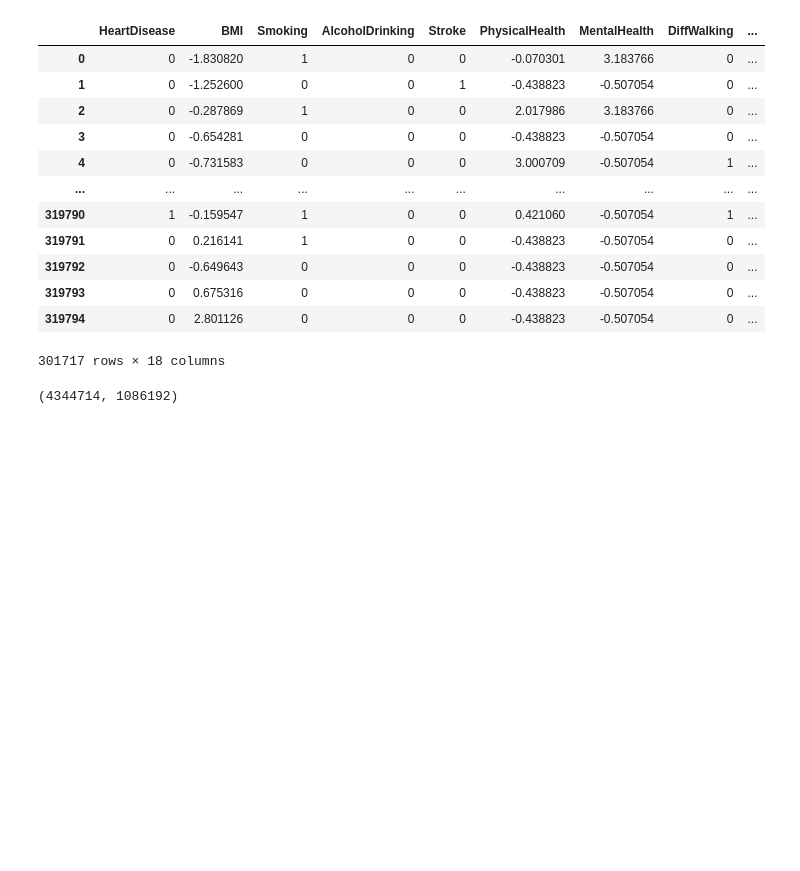
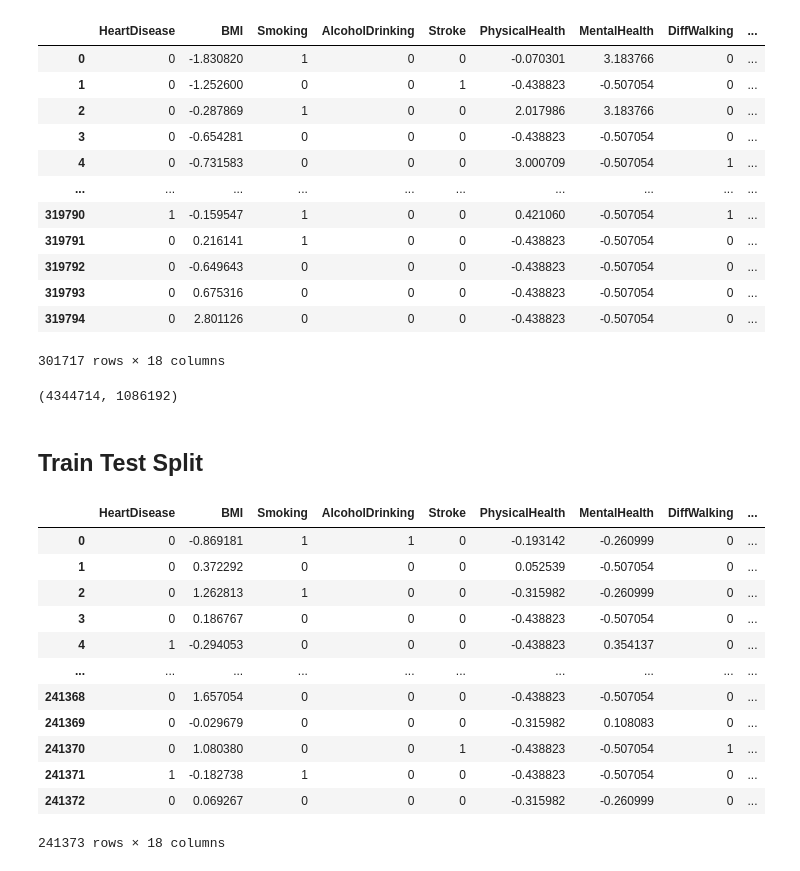
Before and after one commit to asmikumar/aidms, a Jupyter notebook: tests.ipynb, the cells around one changed output. Drawn from its saved outputs; the diff is of its cells as text; code cells hidden in the pictures; blank space fills up the shorter version.

Commit message:
data processing

```diff
--- a/tests.ipynb
+++ b/tests.ipynb
@@ -241,3 +249,26 @@ training_data, testing_data = train_test_split(data, test_size=0.2)
 training_data.size, testing_data.size
 # %% [output]
 (4344714, 1086192)
+# %% [markdown]
+## Train Test Split
+# %%
+from sklearn.model_selection import train_test_split
+
+training_data, testing_data = train_test_split(data, test_size=0.2)
+# %%
+training_data.reset_index(inplace=True, drop=True)
+training_data
+# %% [output]
+|  | HeartDisease | BMI | Smoking | AlcoholDrinking | Stroke | PhysicalHealth | MentalHealth | DiffWalking | ... |
+| 0 | 0 | -0.869181 | 1 | 1 | 0 | -0.193142 | -0.260999 | 0 | ... |
+| 1 | 0 | 0.372292 | 0 | 0 | 0 | 0.052539 | -0.507054 | 0 | ... |
+| 2 | 0 | 1.262813 | 1 | 0 | 0 | -0.315982 | -0.260999 | 0 | ... |
+| 3 | 0 | 0.186767 | 0 | 0 | 0 | -0.438823 | -0.507054 | 0 | ... |
+| 4 | 1 | -0.294053 | 0 | 0 | 0 | -0.438823 | 0.354137 | 0 | ... |
+| ... | ... | ... | ... | ... | ... | ... | ... | ... | ... |
+| 241368 | 0 | 1.657054 | 0 | 0 | 0 | -0.438823 | -0.507054 | 0 | ... |
+| 241369 | 0 | -0.029679 | 0 | 0 | 0 | -0.315982 | 0.108083 | 0 | ... |
+| 241370 | 0 | 1.080380 | 0 | 0 | 1 | -0.438823 | -0.507054 | 1 | ... |
+| 241371 | 1 | -0.182738 | 1 | 0 | 0 | -0.438823 | -0.507054 | 0 | ... |
+| 241372 | 0 | 0.069267 | 0 | 0 | 0 | -0.315982 | -0.260999 | 0 | ... |
+241373 rows × 18 columns
```
Also changed, not shown: parts of 9 cells of this notebook.
